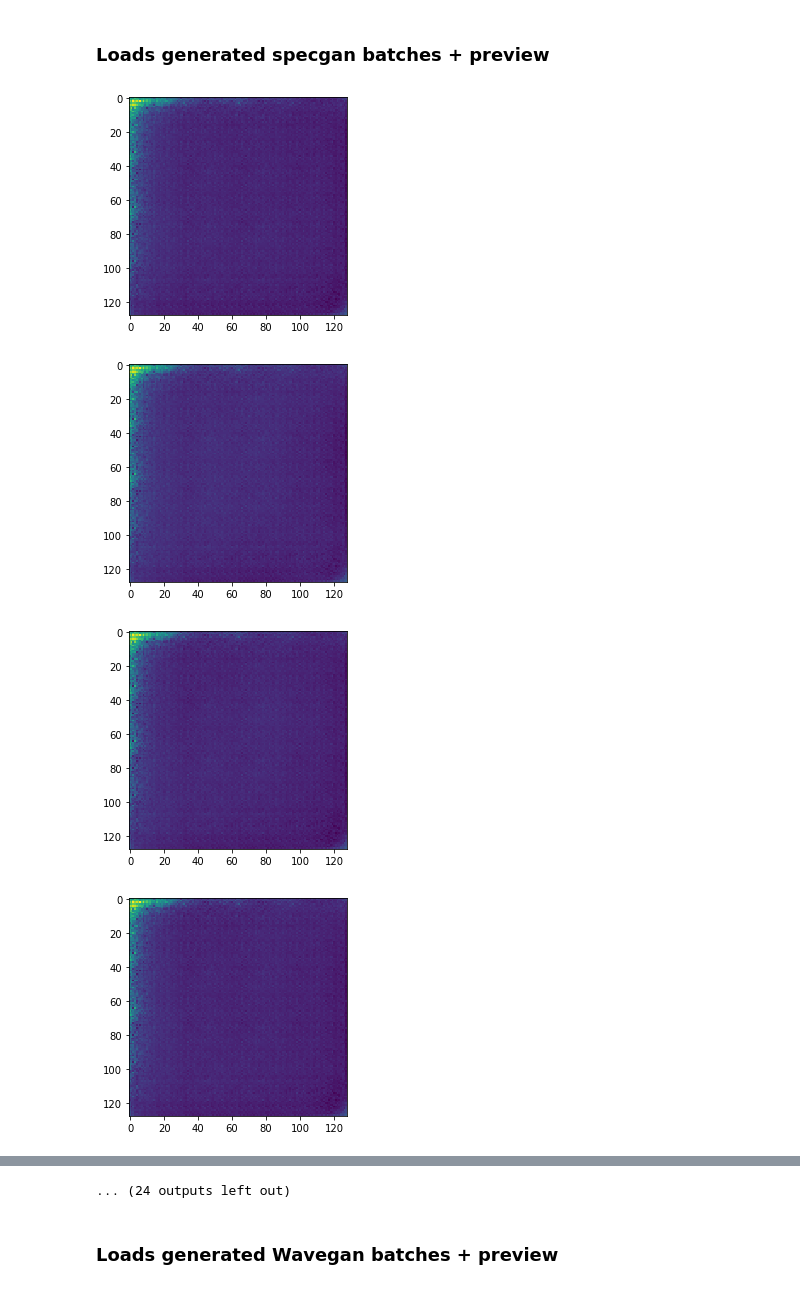
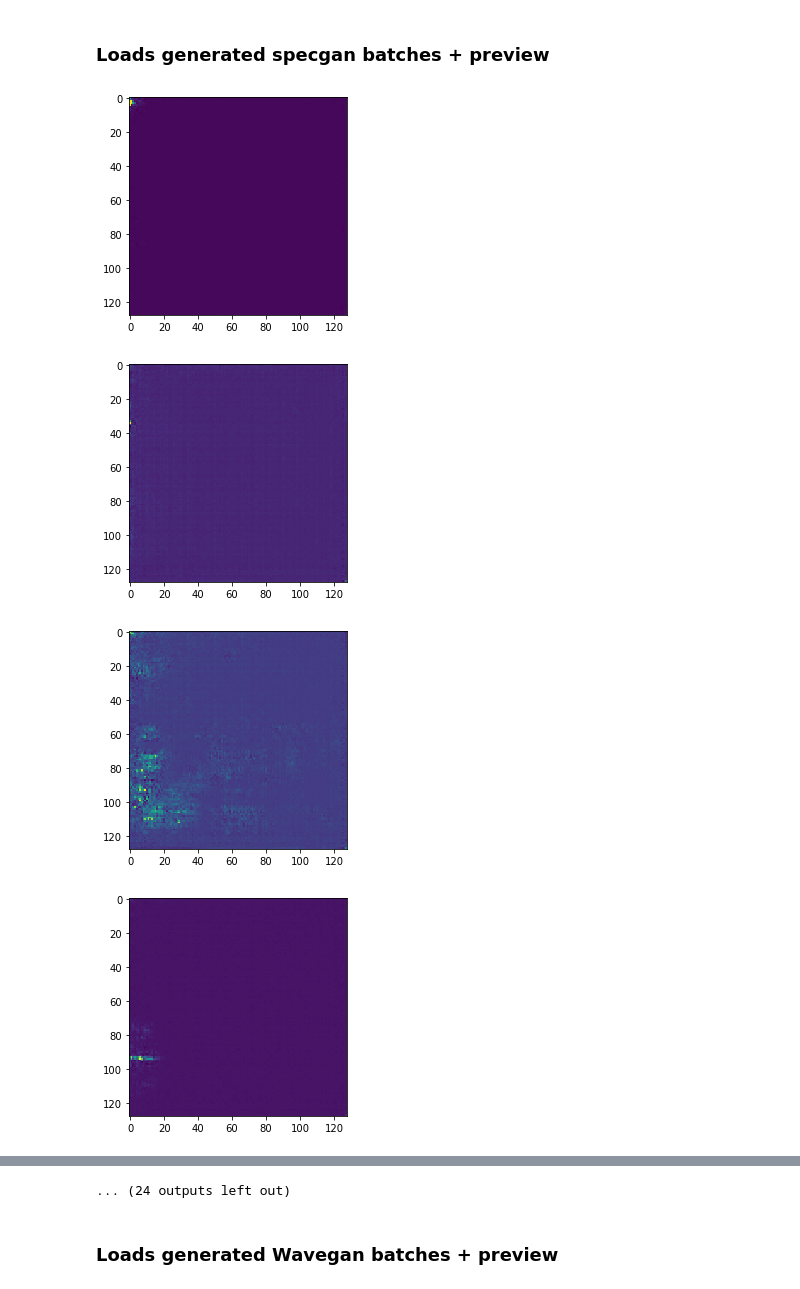
Before and after one commit to ecbme6040/e6691-2022spring-project-WAVE-an3078-bmh2168-gs3160, a Jupyter notebook: Load audio batch.ipynb, the cells around one changed output, grey strips where cells are left out. Cells and saved outputs as stored; diff of their text form; code cells hidden in the pictures.

```diff
--- a/Load audio batch.ipynb
+++ b/Load audio batch.ipynb
@@ -8,3 +9,6 @@ SAMPLING_RATE=16000
+# %%
+mean=1.1805574317769665
+std=37.99633470918632
 # %% [markdown]
 ### Loads generated specgan batches + preview
 # %%
@@ -14,35 +18,38 @@ from torchaudio import transforms
 griffinLim = transforms.GriffinLim(
         n_fft=255,
         win_length=255,
         hop_length=128)
 
 
 def show_spectrograms(audio_batch):
     for i in range(audio_batch.shape[0]):
         plt.imshow(audio_batch[i][0].numpy(), interpolation='nearest')
         plt.show()
 
 def listen_spectrograms(audio_batch,autoplay=False):
     for i in range(audio_batch.shape[0]):
         sound=audio_batch[i][0]
         print(np.min(sound.numpy()))
         print(np.max(sound.numpy()))
         print(np.std(sound.numpy()))
         #std=torch.std(sound)
         sound=torch.clip(sound, min=0)
+
         #v_min, v_max = sound.min(), sound.max()
         #new_min, new_max = 1e-10, 50
         #sound = (sound - v_min)/(v_max - v_min)*(new_max - new_min) + new_min
         sound=griffinLim(sound)
         display(Audio(sound, rate=16000, autoplay=autoplay))
 
-test_path='./save/specfake/fake_0_116.pt'
+test_path='./save/specfake/fake_220_25636.pt'
 audio_batch=torch.load( test_path, map_location=torch.device('cpu'))
+audio_batch = (audio_batch * (3 * std)) + mean -0.1
+
 
 show_spectrograms(audio_batch)
 listen_spectrograms(audio_batch)
 # %% [output]
-[figure, old version]
+[figure, new version]
-[figure, old version]
+[figure, new version]
-[figure, old version]
+[figure, new version]
-[figure, old version]
+[figure, new version]
```
Also changed, not shown: parts of 2 cells of this notebook, 3 other files.
